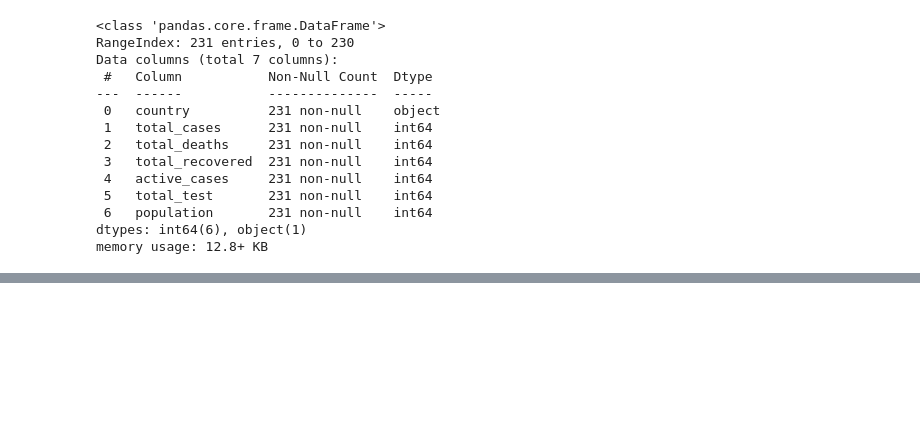
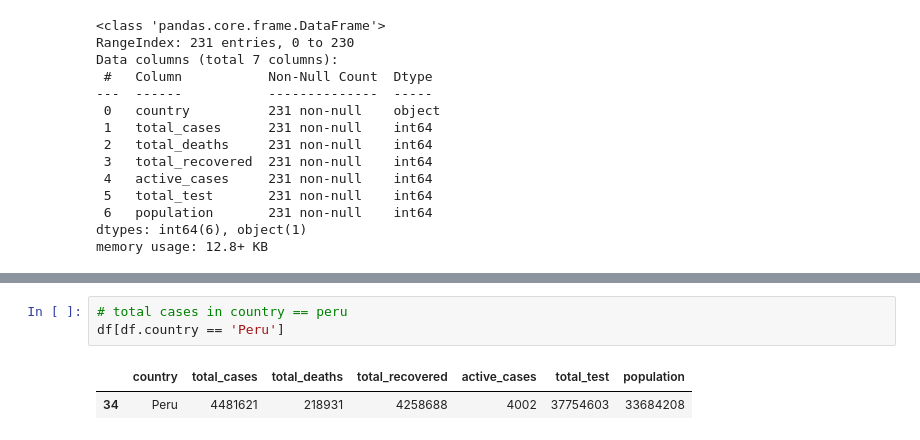
Before and after one commit to Luiss0606/proyectos, a Jupyter notebook: covid_cases/main_analysis.ipynb, the cells around one changed output, grey strips where cells are left out. Cells and saved outputs as stored; diff of their text form; blank space fills up the shorter version.

```diff
--- a/covid_cases/main_analysis.ipynb
+++ b/covid_cases/main_analysis.ipynb
@@ -142,0 +157,6 @@ sns.pairplot(
+# %%
+# total cases in country == peru
+df[df.country == 'Peru']
+# %% [output]
+|  | country | total_cases | total_deaths | total_recovered | active_cases | total_test | population |
+| 34 | Peru | 4481621 | 218931 | 4258688 | 4002 | 37754603 | 33684208 |
```
Also changed, not shown: parts of 10 cells of this notebook, 2 other files.
